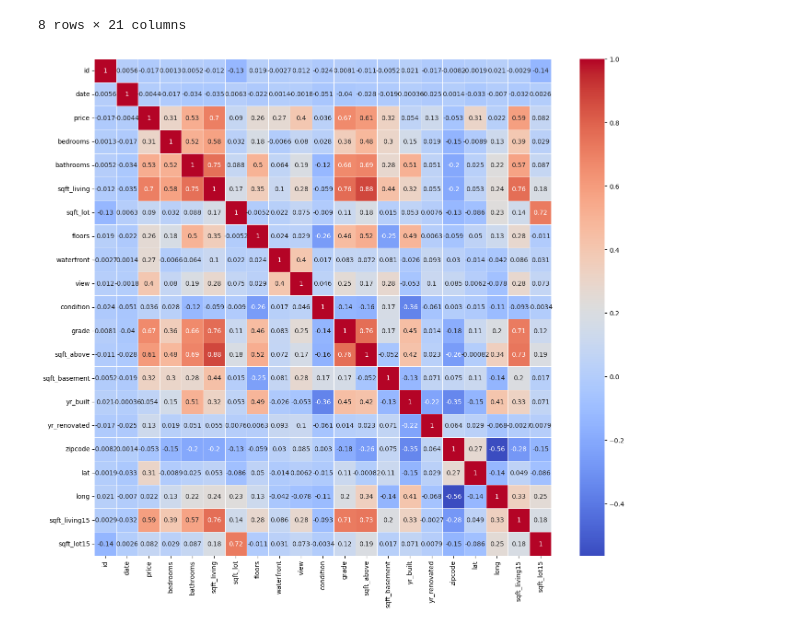
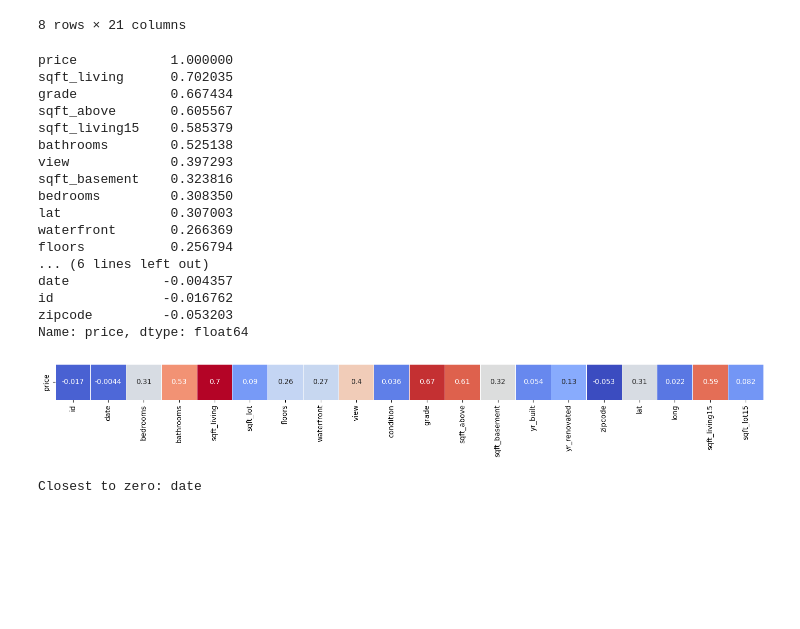
Before and after one commit to Peter537/Dat4-BI-MP3, a Jupyter notebook: house-data.ipynb, the cells around one changed output. Cells and saved outputs as stored; diff of their text form; code cells hidden in the pictures; blank space fills up the shorter version.

```diff
--- a/house-data.ipynb
+++ b/house-data.ipynb
@@ -83,9 +83,39 @@ df.describe()
 | max | 9.900000e+09 | 2015-05-27 00:00:00 | 7.700000e+06 | 33.000000 | 8.000000 | 13540.000000 | 1.651359e+06 | 3.500000 | 1.000000 | 4.000000 | ... |
 | std | 2.876566e+09 | NaN | 3.671272e+05 | 0.930062 | 0.770163 | 918.440897 | 4.142051e+04 | 0.539989 | 0.086517 | 0.766318 | ... |
 8 rows × 21 columns
-# %%
-plt.figure(figsize=(18, 16))
-sns.heatmap(df.corr(), annot=True, cmap='coolwarm', linewidths=0.5)
-plt.show()
-# %% [output]
-[figure, removed]
+# %%
+df_corr = df.corr()
+
+plt.figure(figsize=(18, 16))
+sns.heatmap(df_corr['price'].drop('price').to_frame().T, annot=True, cmap='coolwarm', linewidths=0.5, cbar=False, square=True)
+plt.show()
+
+# Using the absolute value of the correlation, we can find the attribute that is closest to zero
+df_price_corr = df_corr['price'].sort_values(ascending=False)
+print(df_price_corr)
+
+closest_to_zero = df_price_corr.abs().idxmin()
+print(f"\nClosest to zero: {closest_to_zero}")
+
+# From both the correlation data and the heatmap, it can be seen that pH has the lowest correlation with quality.
+# wines_without_pH = df.drop(closest_to_zero, axis=1)
+# %% [output]
+price            1.000000
+sqft_living      0.702035
+grade            0.667434
+sqft_above       0.605567
+sqft_living15    0.585379
+bathrooms        0.525138
+view             0.397293
+sqft_basement    0.323816
+bedrooms         0.308350
+lat              0.307003
+waterfront       0.266369
+floors           0.256794
+... (6 lines left out)
+date            -0.004357
+id              -0.016762
+zipcode         -0.053203
+Name: price, dtype: float64
+[figure, added]
+Closest to zero: date
```
